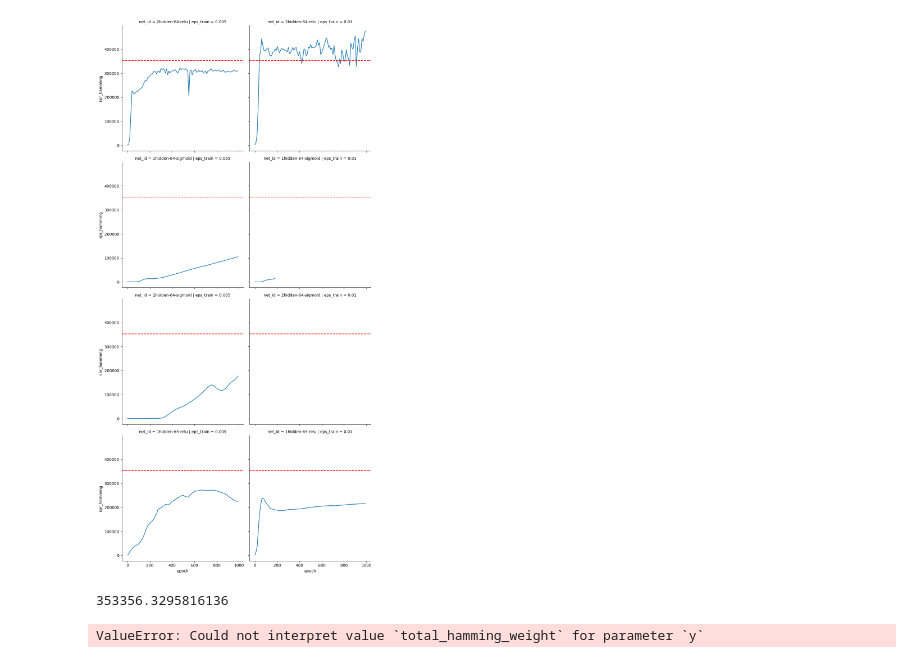
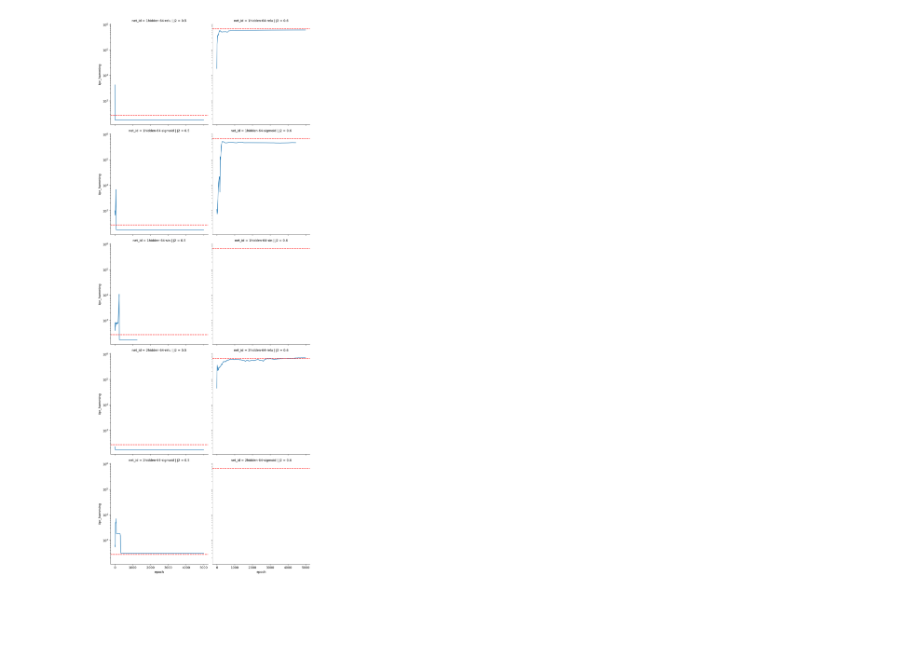
Before and after one commit to ischurov/frustrations-eda, a Jupyter notebook: multi_nn_2023_03_13_1.ipynb, the cells around one changed output. Drawn from its saved outputs; the diff is of its cells as text; code cells hidden in the pictures; blank space fills up the shorter version.

```diff
--- a/multi_nn_2023_03_13_1.ipynb
+++ b/multi_nn_2023_03_13_1.ipynb
@@ -87,30 +83,18 @@ sns.relplot(
 # %%
 g = sns.relplot(
-    nn_terms.query('binarized == True and J2 == 1.0 and lattice == "TriangleLattice6x4"'),
+    nn_terms.sort_values("net_id"),
     x="epoch",
     y="iipr_hamming",
     row="net_id",
-    col="eps_train",
+    col="J2",
     kind="line",
-)
+).set(yscale="log")
 
 for row in g.axes:
-    for ax in row:
-        ground_true = system_terms.query("lattice == 'TriangleLattice6x4' and J2 == 1.0").iloc[0][
+    for ax, J2 in zip(row, [0.5, 0.6]):
+        ground_true = system_terms.query("lattice == 'KagomeLattice2x4' and J2 == @J2").iloc[0][
             "iipr_hamming_no_free_term"
         ]
         ax.axhline(ground_true, color="red", linestyle="--")
 # %% [output]
-[figure, old version]
+[figure, new version]
-# %%
-system_terms.query("lattice == 'TriangleLattice6x4' and J2 == 1.0").iloc[0][
-    "iipr_hamming_no_free_term"
-]
-# %% [output]
-353356.3295816136
-# %%
-g = sns.relplot(
-    nn_terms, x="epoch", y="total_hamming_weight", row="J2", col="eps_train", kind="line"
-)
-# %% [output]
-ValueError: Could not interpret value `total_hamming_weight` for parameter `y`
```
Also changed, not shown: parts of 13 cells of this notebook, 13 other files.
